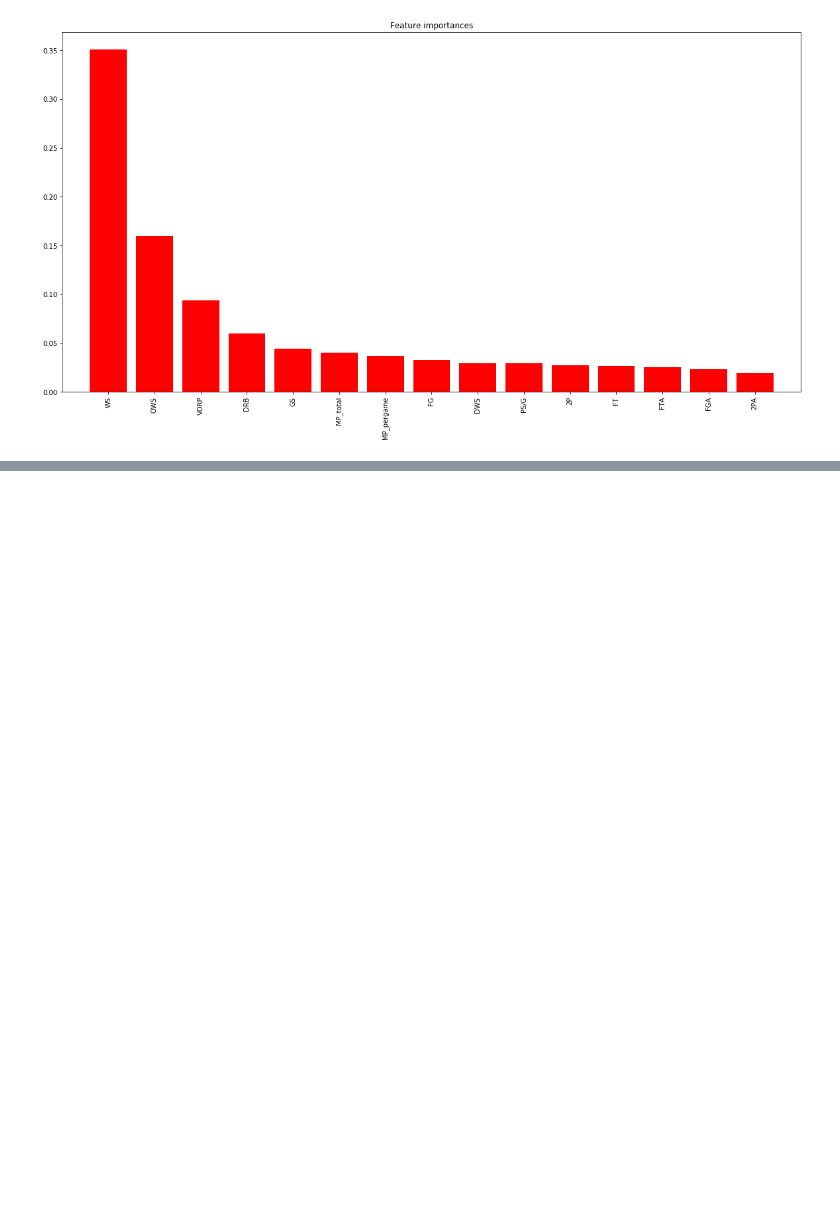
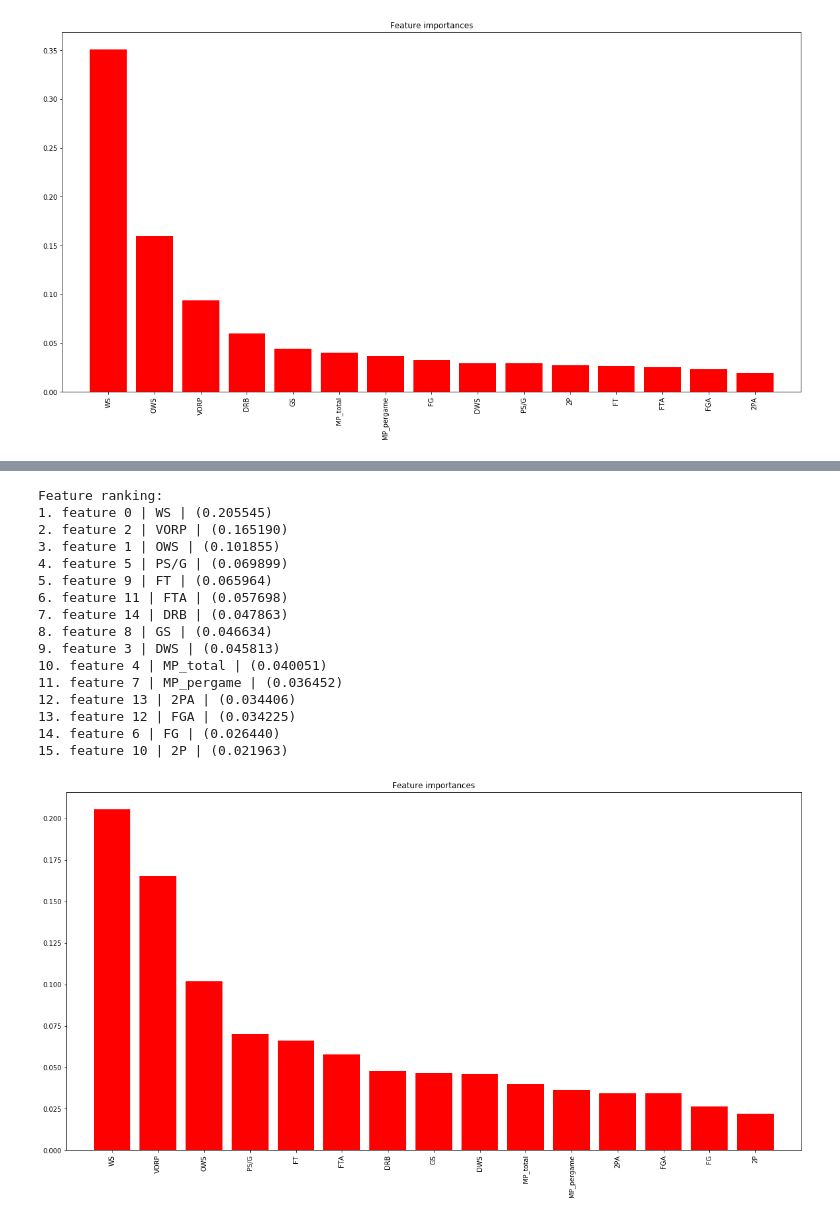
Before and after one commit to KirkAVoss/kv-capstone, a Jupyter notebook: NBAwinshare/2018.11.27 Fixtrain Notebook.ipynb, the cells around one changed output, grey strips where cells are left out. Saved outputs shown, nothing was run; the diff lists cells and outputs as text; code cells hidden in the pictures; blank space fills up the shorter version.

```diff
--- a/NBAwinshare/2018.11.27 Fixtrain Notebook.ipynb
+++ b/NBAwinshare/2018.11.27 Fixtrain Notebook.ipynb
@@ -83,0 +93,5 @@ Feature ranking:
+# %%
+importlib.reload(seasonalregressor)
+sr = seasonalregressor.SeasonalRegressor(columns_to_train=cols_to_train_from_correlation)
+# %%
+sr = sr.fit(fullstats)
@@ -83,0 +119,20 @@ Feature ranking:
+# %%
+sr.plot_feature_importances(7)
+# %% [output]
+Feature ranking:
+1. feature 0 | WS | (0.205545)
+2. feature 2 | VORP | (0.165190)
+3. feature 1 | OWS | (0.101855)
+4. feature 5 | PS/G | (0.069899)
+5. feature 9 | FT | (0.065964)
+6. feature 11 | FTA | (0.057698)
+7. feature 14 | DRB | (0.047863)
+8. feature 8 | GS | (0.046634)
+9. feature 3 | DWS | (0.045813)
+10. feature 4 | MP_total | (0.040051)
+11. feature 7 | MP_pergame | (0.036452)
+12. feature 13 | 2PA | (0.034406)
+13. feature 12 | FGA | (0.034225)
+14. feature 6 | FG | (0.026440)
+15. feature 10 | 2P | (0.021963)
+[figure, added]
```
Also changed, not shown: parts of 23 cells of this notebook, 3 other files.
